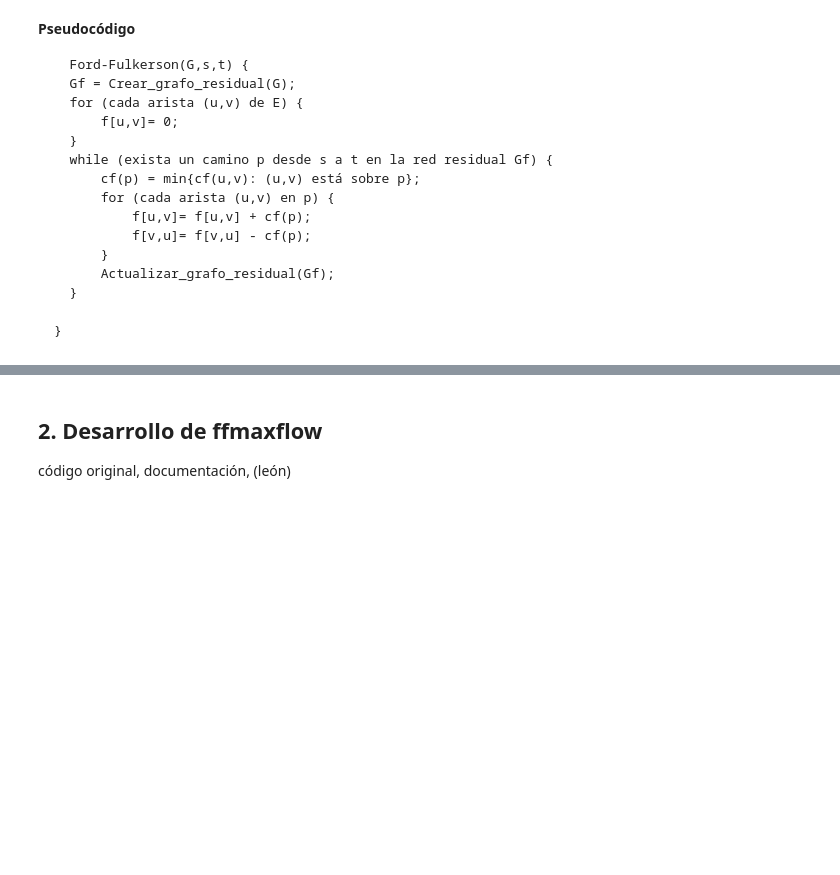
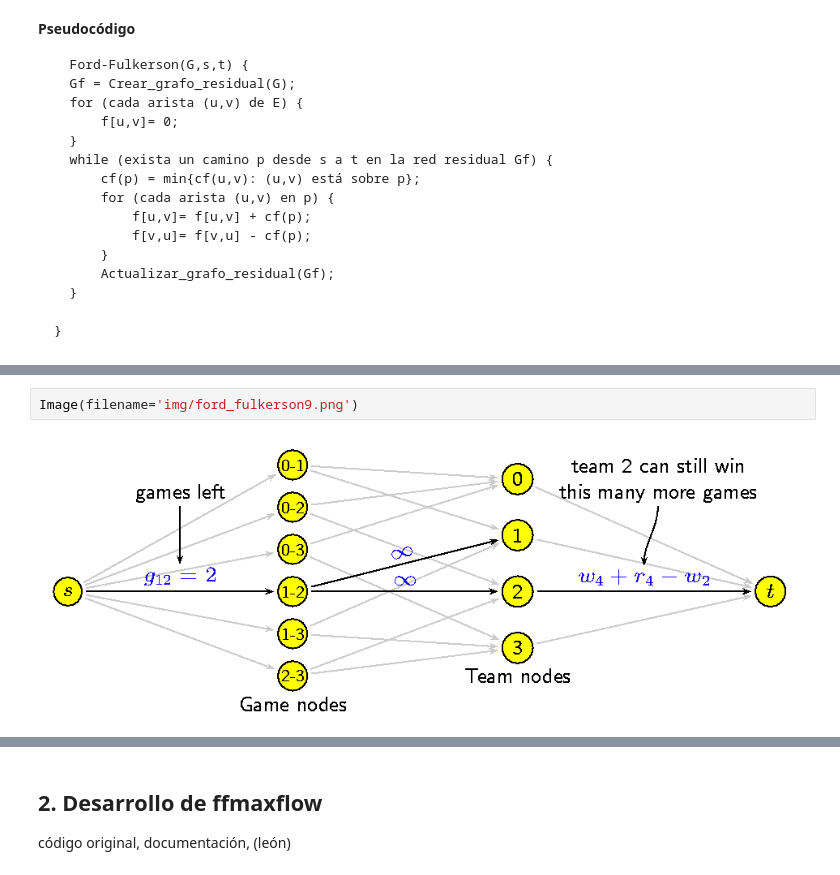
Before and after one commit to diramtz/ProyectoFinal_MaxFlow, a Jupyter notebook: reporte_equipo_2.ipynb, the cells around one changed output, grey strips where cells are left out. Saved outputs shown, nothing was run; the diff lists cells and outputs as text; blank space fills up the shorter version.

```diff
--- a/reporte_equipo_2.ipynb
+++ b/reporte_equipo_2.ipynb
@@ -143,0 +158,4 @@ Cuando las capacidades son números enteros, el tiempo de ejecución de Ford-Ful
+# %%
+Image(filename='img/ford_fulkerson9.png')
+# %% [output]
+[figure, added]
```
Also changed, not shown: parts of 12 cells of this notebook, 4 other files.
